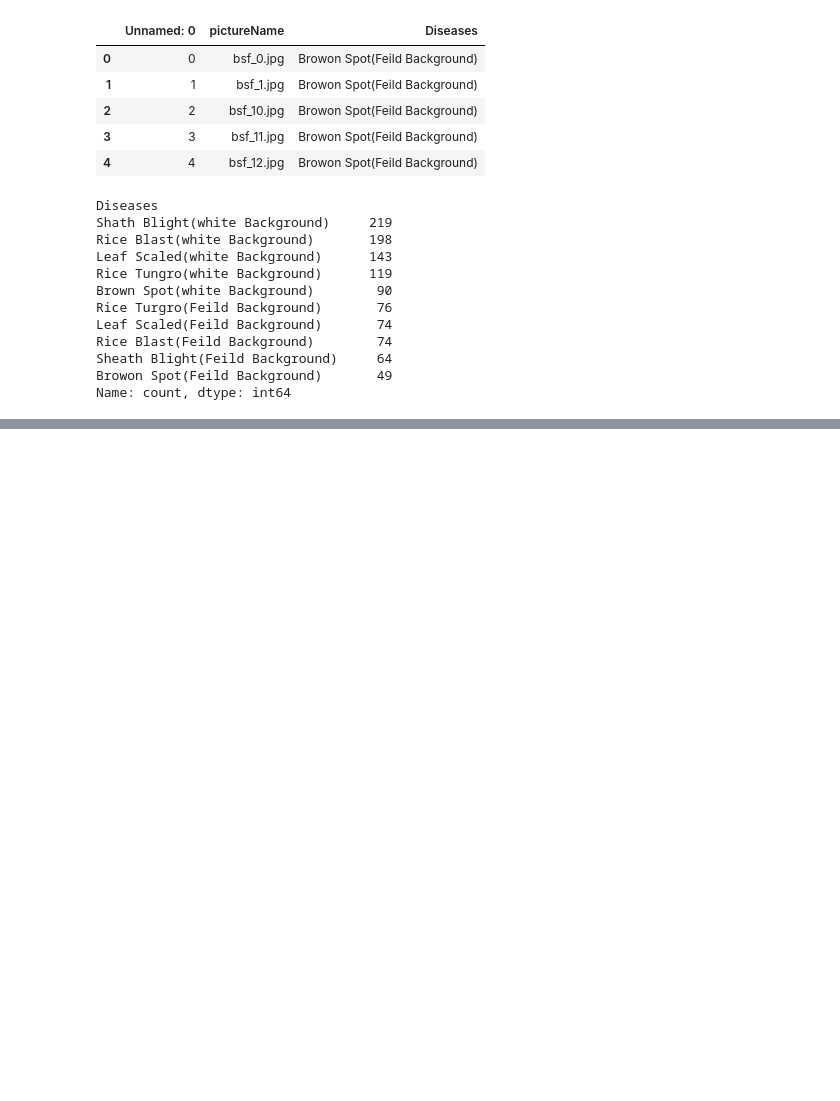
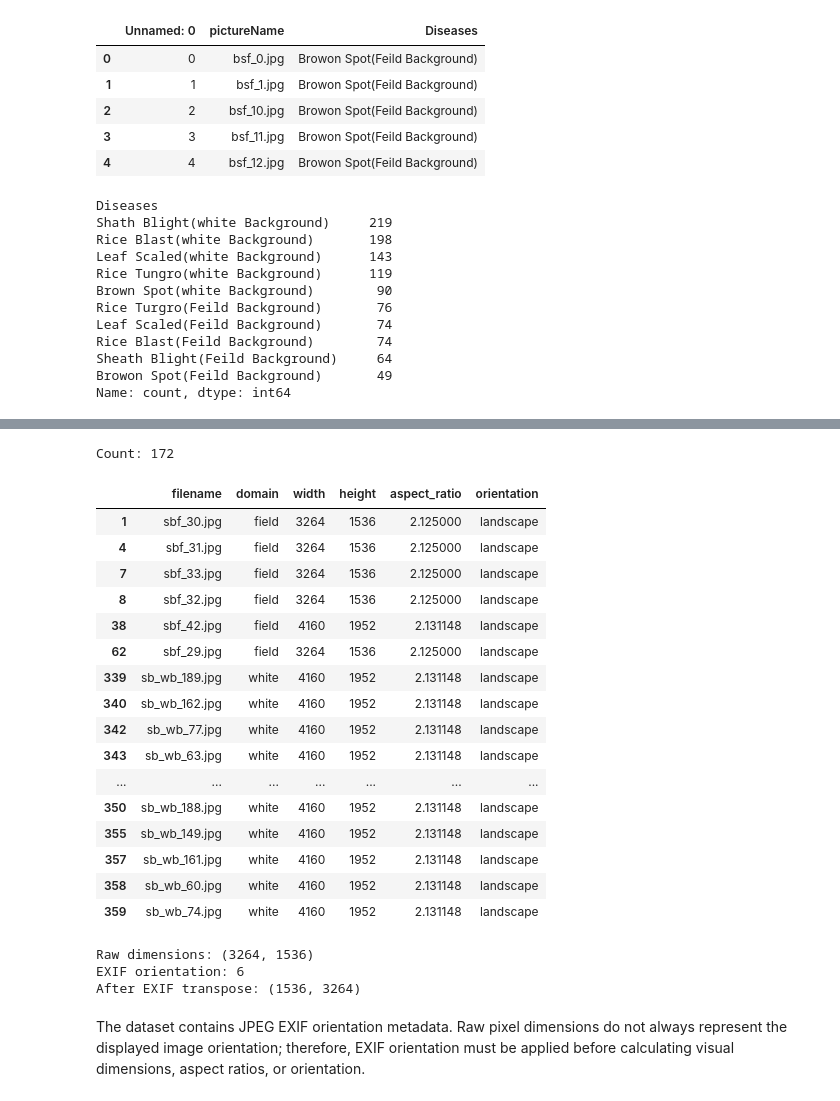
Before and after one commit to nattatatatan/cv-rice-leaf-disease-classification, a Jupyter notebook: dataset.ipynb, the cells around one changed output, grey strips where cells are left out. Drawn from its saved outputs; the diff is of its cells as text; code cells hidden in the pictures; blank space fills up the shorter version.

Commit message:
dataset notebook v2

```diff
--- a/dataset.ipynb
+++ b/dataset.ipynb
@@ -106,0 +232,21 @@ KeyError: 'Background'
+# %%
+image_df["orientation"] = np.where(
+    image_df["width"] > image_df["height"],
+    "landscape",
+    "portrait"
+)
+
+# Orientation by domain and class
+display(
+    pd.crosstab(
+        image_df["domain"],
+        image_df["orientation"]
+    )
+)
+
+display(
+    pd.crosstab(
+        image_df["class"],
+        image_df["orientation"]
+    )
+)
@@ -106,0 +265,48 @@ KeyError: 'Background'
+# %%
+sheath_landscape = image_df[
+    (image_df["class"] == "Sheath Blight") &
+    (image_df["orientation"] == "landscape")
+]
+
+print("Count:", len(sheath_landscape))
+
+display(
+    sheath_landscape[
+        ["filename", "domain", "width", "height", "aspect_ratio", "orientation"]
+    ].head(20)
+)
+# %% [output]
+Count: 172
+|  | filename | domain | width | height | aspect_ratio | orientation |
+| 1 | sbf_30.jpg | field | 3264 | 1536 | 2.125000 | landscape |
+| 4 | sbf_31.jpg | field | 3264 | 1536 | 2.125000 | landscape |
+| 7 | sbf_33.jpg | field | 3264 | 1536 | 2.125000 | landscape |
+| 8 | sbf_32.jpg | field | 3264 | 1536 | 2.125000 | landscape |
+| 38 | sbf_42.jpg | field | 4160 | 1952 | 2.131148 | landscape |
+| 62 | sbf_29.jpg | field | 3264 | 1536 | 2.125000 | landscape |
+| 339 | sb_wb_189.jpg | white | 4160 | 1952 | 2.131148 | landscape |
+| 340 | sb_wb_162.jpg | white | 4160 | 1952 | 2.131148 | landscape |
+| 342 | sb_wb_77.jpg | white | 4160 | 1952 | 2.131148 | landscape |
+| 343 | sb_wb_63.jpg | white | 4160 | 1952 | 2.131148 | landscape |
+| ... | ... | ... | ... | ... | ... | ... |
+| 350 | sb_wb_188.jpg | white | 4160 | 1952 | 2.131148 | landscape |
+| 355 | sb_wb_149.jpg | white | 4160 | 1952 | 2.131148 | landscape |
+| 357 | sb_wb_161.jpg | white | 4160 | 1952 | 2.131148 | landscape |
+| 358 | sb_wb_60.jpg | white | 4160 | 1952 | 2.131148 | landscape |
+| 359 | sb_wb_74.jpg | white | 4160 | 1952 | 2.131148 | landscape |
+# %%
+path = PROJECT_DIR / "Dhan-Shomadhan" / "Field Background  " / "Sheath Blight" / "sbf_30.jpg"
+
+with Image.open(path) as img:
+    print("Raw dimensions:", img.size)
+    print("EXIF orientation:", img.getexif().get(274))
+
+    corrected = ImageOps.exif_transpose(img)
+
+    print("After EXIF transpose:", corrected.size)
+# %% [output]
+Raw dimensions: (3264, 1536)
+EXIF orientation: 6
+After EXIF transpose: (1536, 3264)
+# %% [markdown]
+The dataset contains JPEG EXIF orientation metadata. Raw pixel dimensions do not always represent the displayed image orientation; therefore, EXIF orientation must be applied before calculating visual dimensions, aspect ratios, or orientation.
```
Also changed, not shown: parts of 25 cells of this notebook.
